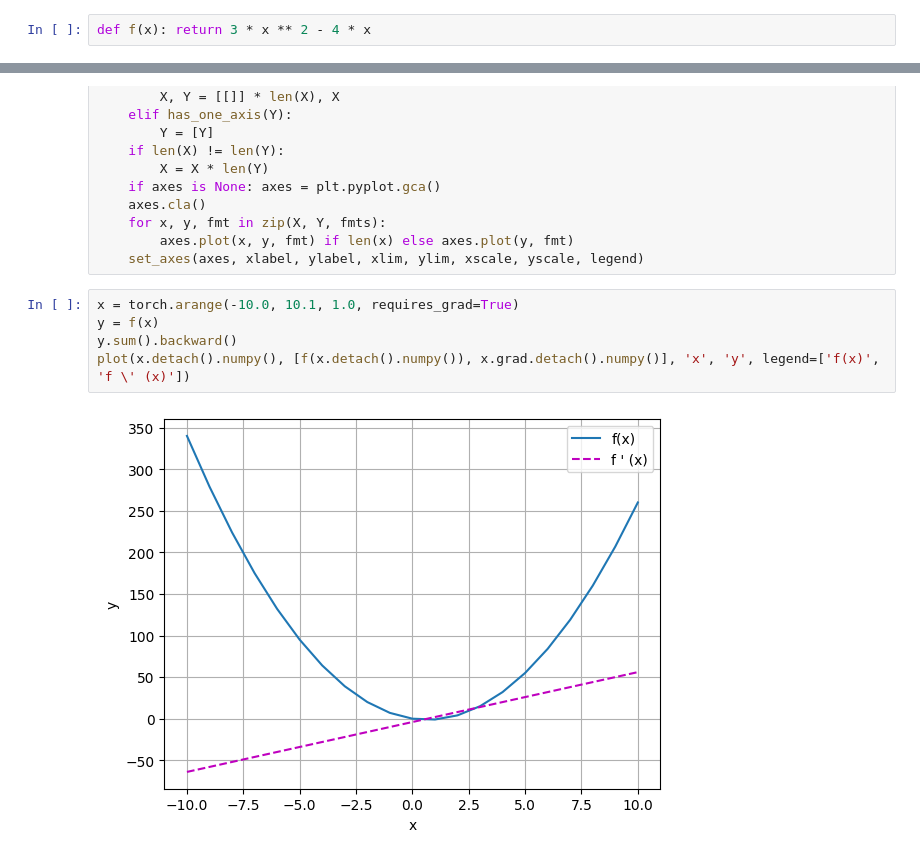
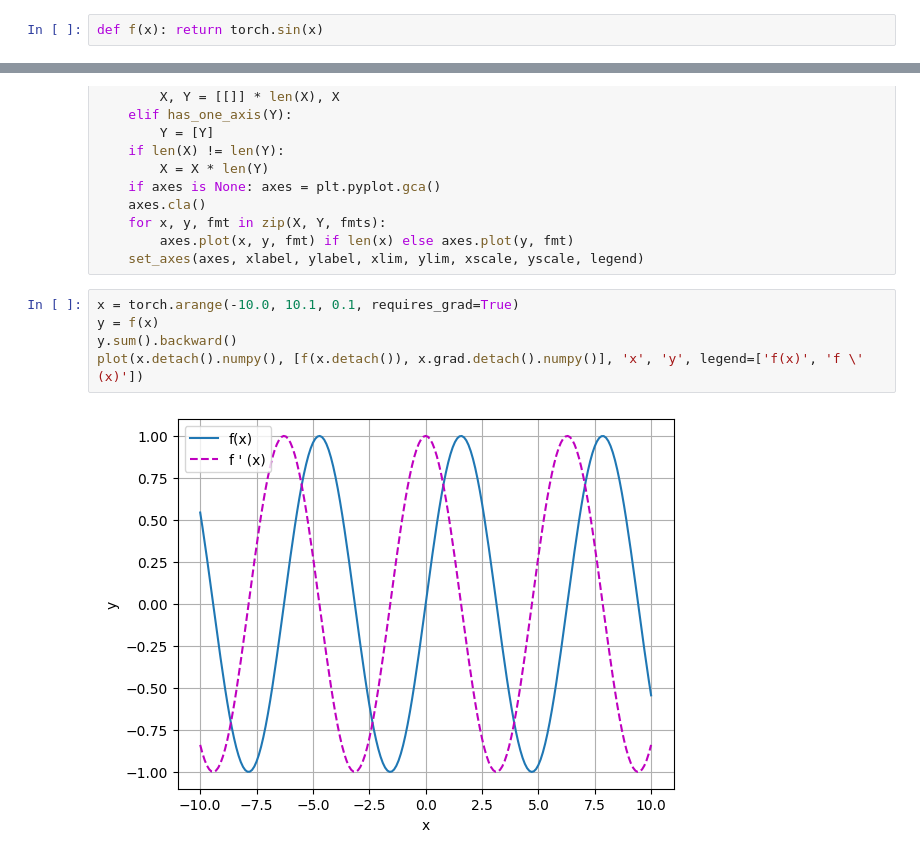
Before and after one commit to alexey-kaz/RMiML_HW, a Jupyter notebook: hw_3/task3.ipynb, the cells around one changed output, grey strips where cells are left out. Saved outputs shown, nothing was run; the diff lists cells and outputs as text.

```diff
--- a/hw_3/task3.ipynb
+++ b/hw_3/task3.ipynb
@@ -3,7 +3,7 @@ import matplotlib as plt
 from matplotlib_inline import backend_inline
 import torch
 # %%
-def f(x): return 3 * x ** 2 - 4 * x
+def f(x): return torch.sin(x)
 # %%
 def use_svg_display():
     """Use the svg format to display a plot in Jupyter."""
@@ -40,9 +40,9 @@ def plot(X, Y=None, xlabel=None, ylabel=None, legend=[], xlim=None,
         axes.plot(x, y, fmt) if len(x) else axes.plot(y, fmt)
     set_axes(axes, xlabel, ylabel, xlim, ylim, xscale, yscale, legend)
 # %%
-x = torch.arange(-10.0, 10.1, 1.0, requires_grad=True)
+x = torch.arange(-10.0, 10.1, 0.1, requires_grad=True)
 y = f(x)
 y.sum().backward()
-plot(x.detach().numpy(), [f(x.detach().numpy()), x.grad.detach().numpy()], 'x', 'y', legend=['f(x)', 'f \' (x)'])
+plot(x.detach().numpy(), [f(x.detach()), x.grad.detach().numpy()], 'x', 'y', legend=['f(x)', 'f \' (x)'])
 # %% [output]
-[figure, old version]
+[figure, new version]
```
